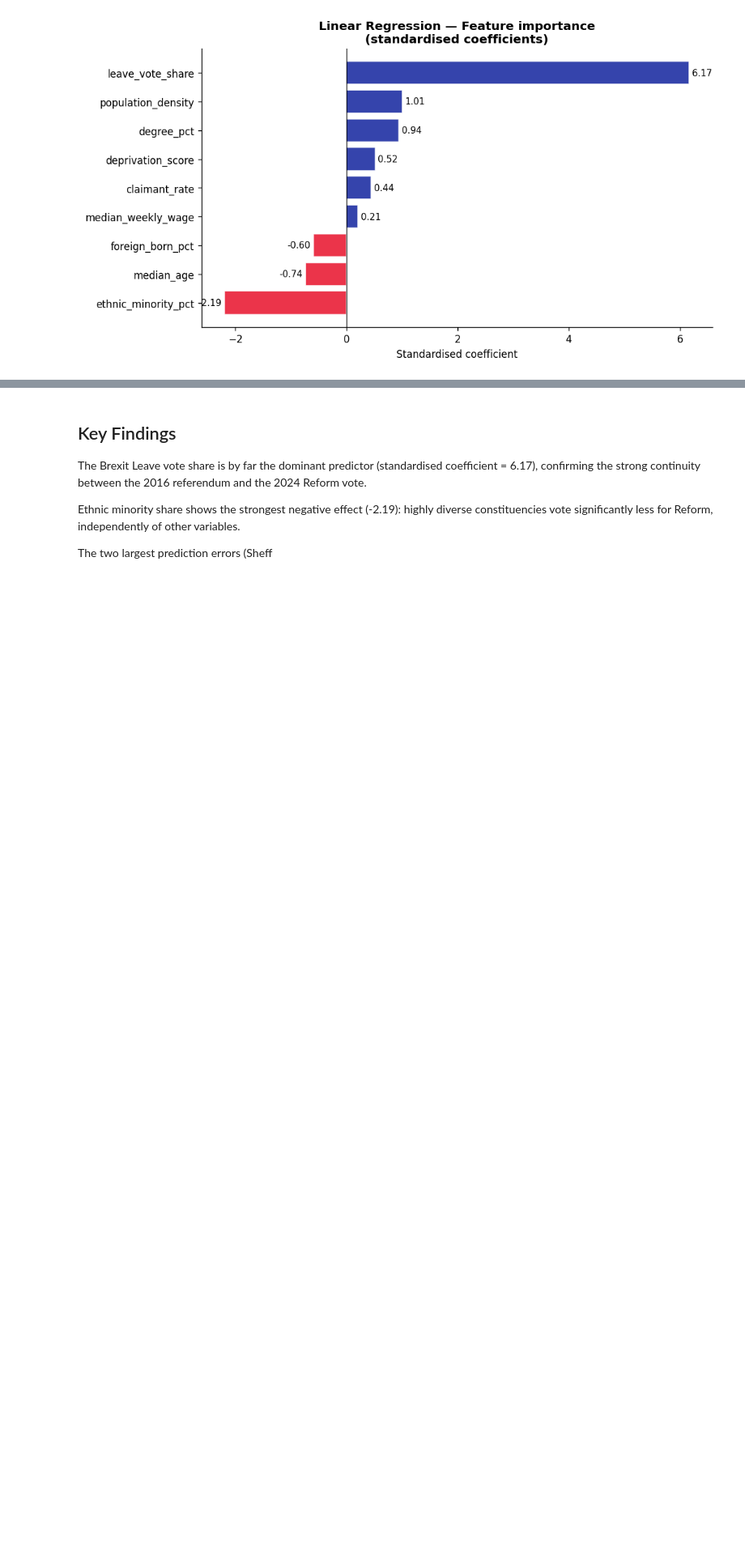
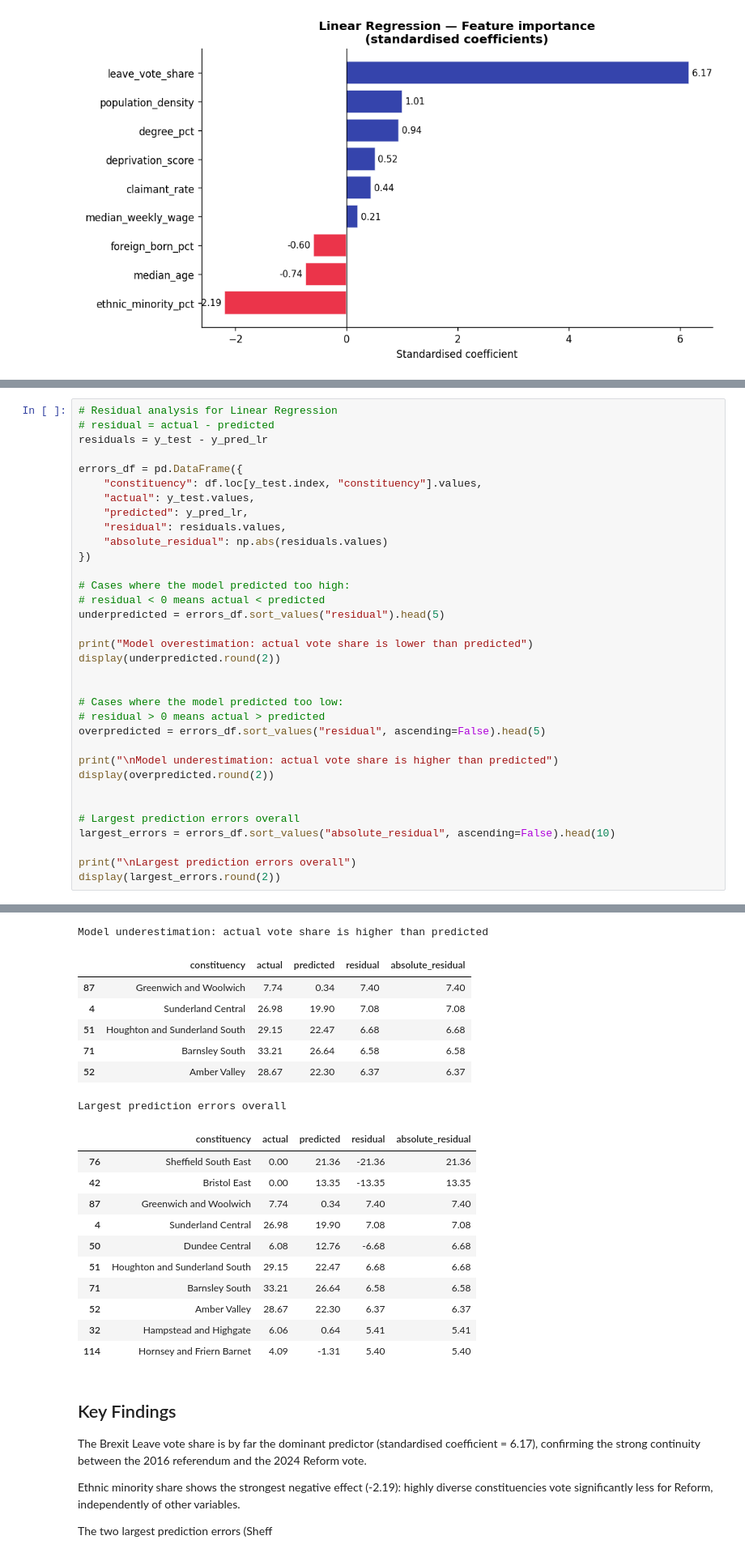
Before and after one commit to Katpst/ml-reform-uk-votes-prediction, a Jupyter notebook: src/notebooks/02_models.ipynb, the cells around one changed output, grey strips where cells are left out. Shown at 81% size. Drawn from its saved outputs; the diff is of its cells as text; blank space fills up the shorter version.

Commit message:
Update notebooks with latest analysis

```diff
--- a/src/notebooks/02_models.ipynb
+++ b/src/notebooks/02_models.ipynb
@@ -391,0 +363,35 @@ Most overpredicted (model predicted too low):
+# %%
+# Residual analysis for Linear Regression
+# residual = actual - predicted
+residuals = y_test - y_pred_lr
+
+errors_df = pd.DataFrame({
+    "constituency": df.loc[y_test.index, "constituency"].values,
+    "actual": y_test.values,
+    "predicted": y_pred_lr,
+    "residual": residuals.values,
+    "absolute_residual": np.abs(residuals.values)
+})
+
+# Cases where the model predicted too high:
+# residual < 0 means actual < predicted
+underpredicted = errors_df.sort_values("residual").head(5)
+
+print("Model overestimation: actual vote share is lower than predicted")
+display(underpredicted.round(2))
+
+
+# Cases where the model predicted too low:
+# residual > 0 means actual > predicted
+overpredicted = errors_df.sort_values("residual", ascending=False).head(5)
+
+print("\nModel underestimation: actual vote share is higher than predicted")
+display(overpredicted.round(2))
+
+
+# Largest prediction errors overall
+largest_errors = errors_df.sort_values("absolute_residual", ascending=False).head(10)
+
+print("\nLargest prediction errors overall")
+display(largest_errors.round(2))
+# %% [output]
@@ -392,3 +405,22 @@ Most overpredicted (model predicted too low):
+Model underestimation: actual vote share is higher than predicted
+|  | constituency | actual | predicted | residual | absolute_residual |
+| 87 | Greenwich and Woolwich | 7.74 | 0.34 | 7.40 | 7.40 |
+| 4 | Sunderland Central | 26.98 | 19.90 | 7.08 | 7.08 |
+| 51 | Houghton and Sunderland South | 29.15 | 22.47 | 6.68 | 6.68 |
+| 71 | Barnsley South | 33.21 | 26.64 | 6.58 | 6.58 |
+| 52 | Amber Valley | 28.67 | 22.30 | 6.37 | 6.37 |
+Largest prediction errors overall
+|  | constituency | actual | predicted | residual | absolute_residual |
+| 76 | Sheffield South East | 0.00 | 21.36 | -21.36 | 21.36 |
+| 42 | Bristol East | 0.00 | 13.35 | -13.35 | 13.35 |
+| 87 | Greenwich and Woolwich | 7.74 | 0.34 | 7.40 | 7.40 |
+| 4 | Sunderland Central | 26.98 | 19.90 | 7.08 | 7.08 |
+| 50 | Dundee Central | 6.08 | 12.76 | -6.68 | 6.68 |
+| 51 | Houghton and Sunderland South | 29.15 | 22.47 | 6.68 | 6.68 |
+| 71 | Barnsley South | 33.21 | 26.64 | 6.58 | 6.58 |
+| 52 | Amber Valley | 28.67 | 22.30 | 6.37 | 6.37 |
+| 32 | Hampstead and Highgate | 6.06 | 0.64 | 5.41 | 5.41 |
+| 114 | Hornsey and Friern Barnet | 4.09 | -1.31 | 5.40 | 5.40 |
 # %% [markdown]
 ## Key Findings
 
```
Also changed, not shown: parts of 2 cells of this notebook.
